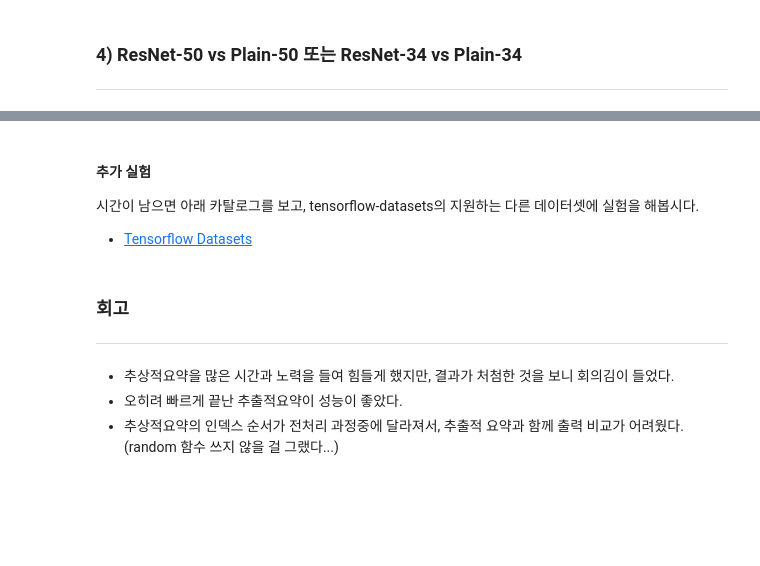
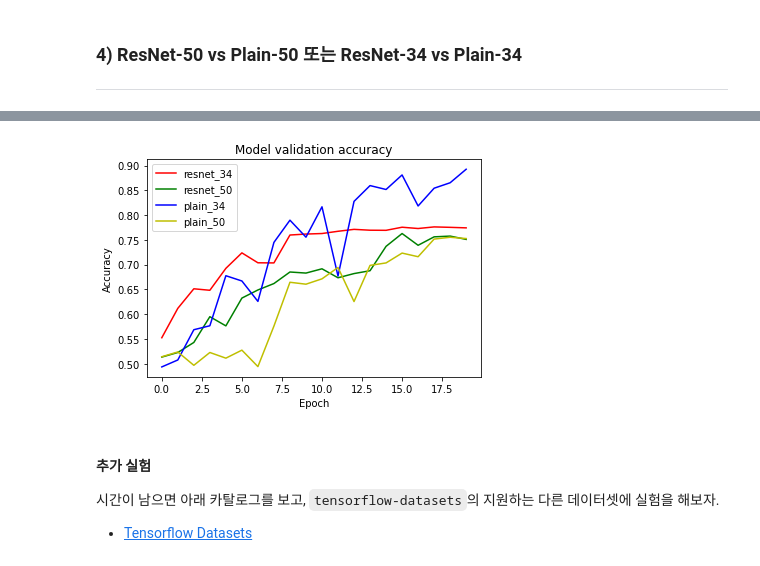
Before and after one commit to IsaacTips/AIFFEL, a Jupyter notebook: Going_Deeper/Project1_ResNet_Ablation_Study/Project1_ResNet_Ablation_Study.ipynb, the cells around one changed output, grey strips where cells are left out. Drawn from its saved outputs; the diff is of its cells as text; code cells hidden in the pictures; blank space fills up the shorter version.

```diff
--- a/Going_Deeper/Project1_ResNet_Ablation_Study/Project1_ResNet_Ablation_Study.ipynb
+++ b/Going_Deeper/Project1_ResNet_Ablation_Study/Project1_ResNet_Ablation_Study.ipynb
@@ -1069,0 +1974,3 @@ Non-trainable params: 53,120
+# %%
+BATCH_SIZE = 16
+EPOCH = 20
@@ -1073,11 +2130,17 @@ Non-trainable params: 53,120
+# %%
+plt.plot(his_resnet34.history['val_accuracy'], 'r')
+plt.plot(his_resnet50.history['val_accuracy'], 'g')
+plt.plot(his_plain_resnet34.history['val_accuracy'], 'b')
+plt.plot(his_plain_resnet50.history['val_accuracy'], 'y')
+plt.title('Model validation accuracy')
+plt.ylabel('Accuracy')
+plt.xlabel('Epoch')
+plt.legend(['resnet_34', 'resnet_50', 'plain_34', 'plain_50'], loc='upper left')
+plt.show()
+# %% [output]
+[figure, added]
 # %% [markdown]
 #### 추가 실험
-시간이 남으면 아래 카탈로그를 보고, tensorflow-datasets의 지원하는 다른 데이터셋에 실험을 해봅시다.
+시간이 남으면 아래 카탈로그를 보고, `tensorflow-datasets`의 지원하는 다른 데이터셋에 실험을 해보자.
 
 * [Tensorflow Datasets](https://www.tensorflow.org/datasets/catalog/overview)
-# %% [markdown]
-### 회고
----
-* 추상적요약을 많은 시간과 노력을 들여 힘들게 했지만, 결과가 처첨한 것을 보니 회의김이 들었다.
-* 오히려 빠르게 끝난 추출적요약이 성능이 좋았다.
-* 추상적요약의 인덱스 순서가 전처리 과정중에 달라져서, 추출적 요약과 함께 출력 비교가 어려웠다. (random 함수 쓰지 않을 걸 그랬다...)
```
Also changed, not shown: parts of 25 cells of this notebook.
